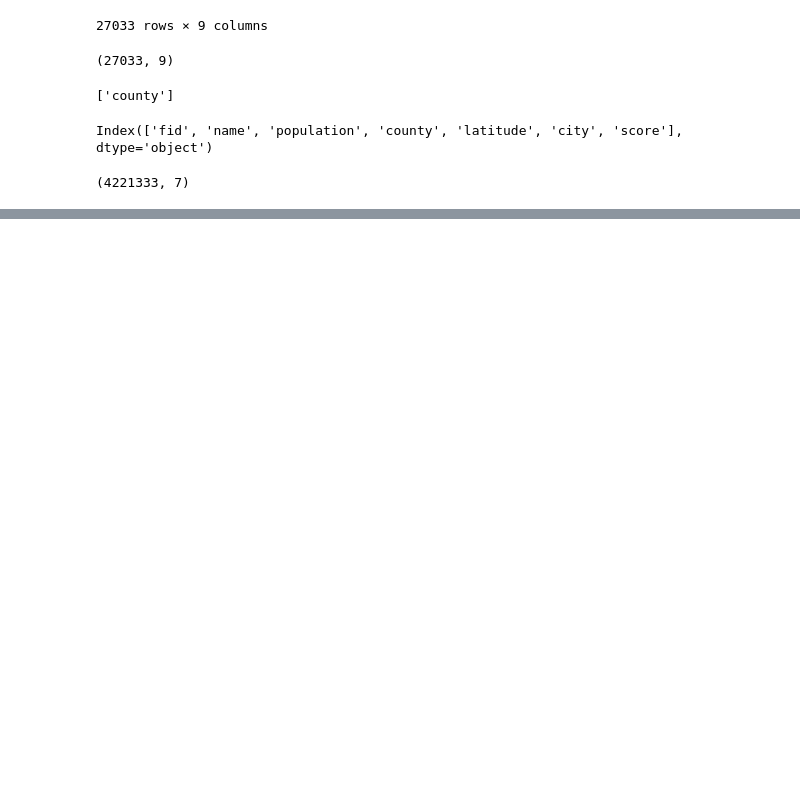
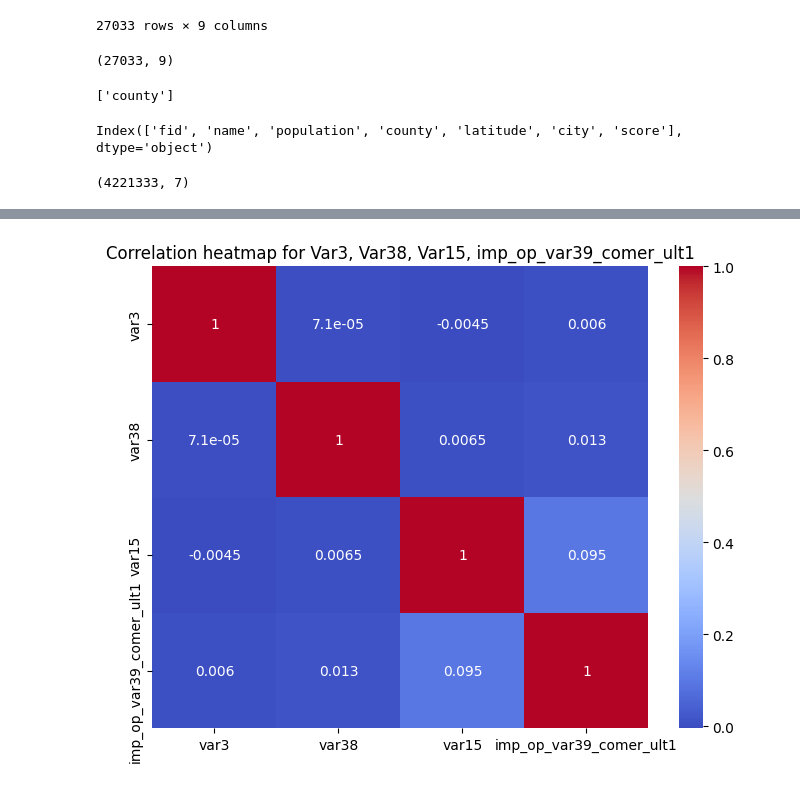
Before and after one commit to syedukkashah/ML-Fall-25, a Jupyter notebook: Lab/02/02.ipynb, the cells around one changed output, grey strips where cells are left out. Cells and saved outputs as stored; diff of their text form; code cells hidden in the pictures; blank space fills up the shorter version.

```diff
--- a/Lab/02/02.ipynb
+++ b/Lab/02/02.ipynb
@@ -101,0 +161,2 @@ comboAC.shape
+# %%
+trainData = pd.read_csv("train.csv")
@@ -101,0 +191,10 @@ comboAC.shape
+# %%
+vars = ['var3', 'var38', 'var15', 'imp_op_var39_comer_ult1']
+corr_matrix = trainData[vars].corr()
+# %%
+plt.figure(figsize=(8,6))
+sns.heatmap(corr_matrix, annot=True, cmap = 'coolwarm')
+plt.title('Correlation heatmap for Var3, Var38, Var15, imp_op_var39_comer_ult1')
+plt.show()
+# %% [output]
+[figure, added]
```
Also changed, not shown: parts of 32 cells of this notebook, 1 other file.
